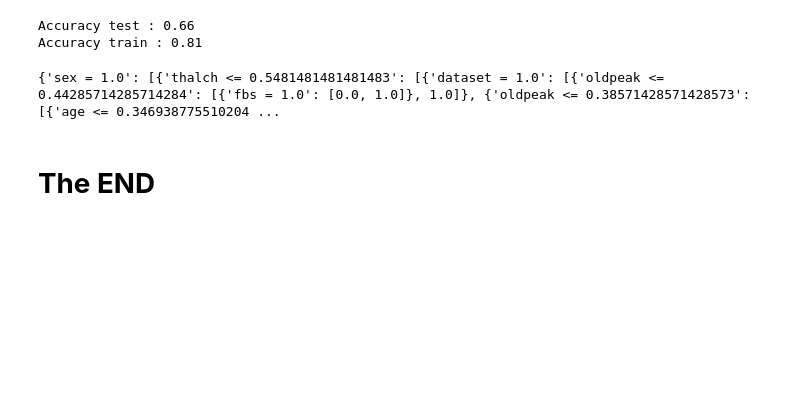
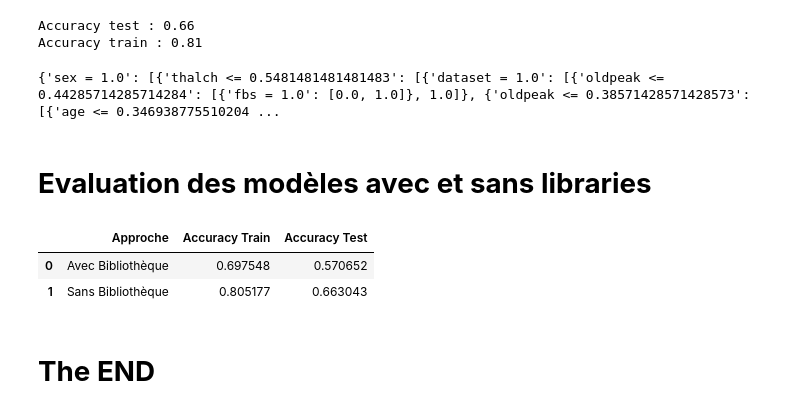
Before and after one commit to Abdelaali-LAMRANI/Mini-Projet-N-1-Les-arbres-de-d-cision, a Jupyter notebook: data_mining.ipynb, the cells around one changed output. Saved outputs shown, nothing was run; the diff lists cells and outputs as text; code cells hidden in the pictures; blank space fills up the shorter version.

```diff
--- a/data_mining.ipynb
+++ b/data_mining.ipynb
@@ -1083,5 +1086,31 @@ Accuracy train : 0.81
 print(dtree)
 # %% [output]
 {'sex = 1.0': [{'thalch <= 0.5481481481481483': [{'dataset = 1.0': [{'oldpeak <= 0.44285714285714284': [{'fbs = 1.0': [0.0, 1.0]}, 1.0]}, {'oldpeak <= 0.38571428571428573': [{'age <= 0.346938775510204 ...
+# %% [markdown]
+# **Evaluation des modèles avec et sans libraries**
+# %%
+trs = dt.score(X_train, y_train)
+tss = dt.score(X_test, y_test)
+
+accuracy_train_lib = trs
+accuracy_test_lib = tss
+
+accuracy_train_no_lib = calculate_accuracy(X_train_df, dtree)
+accuracy_test_no_lib = calculate_accuracy(X_test_df, dtree)
+# Création d'un DataFrame pour comparer les performances
+performance_data = {
+    "Approche": ["Avec Bibliothèque", "Sans Bibliothèque"],
+    "Accuracy Train": [accuracy_train_lib, accuracy_train_no_lib],
+    "Accuracy Test": [accuracy_test_lib, accuracy_test_no_lib]
+}
+
+performance_df = pd.DataFrame(performance_data)
+
+# Affichage des performances
+performance_df
+# %% [output]
+|  | Approche | Accuracy Train | Accuracy Test |
+| 0 | Avec Bibliothèque | 0.697548 | 0.570652 |
+| 1 | Sans Bibliothèque | 0.805177 | 0.663043 |
 # %% [markdown]
 # **The END**
```
Also changed, not shown: parts of 10 cells of this notebook.
